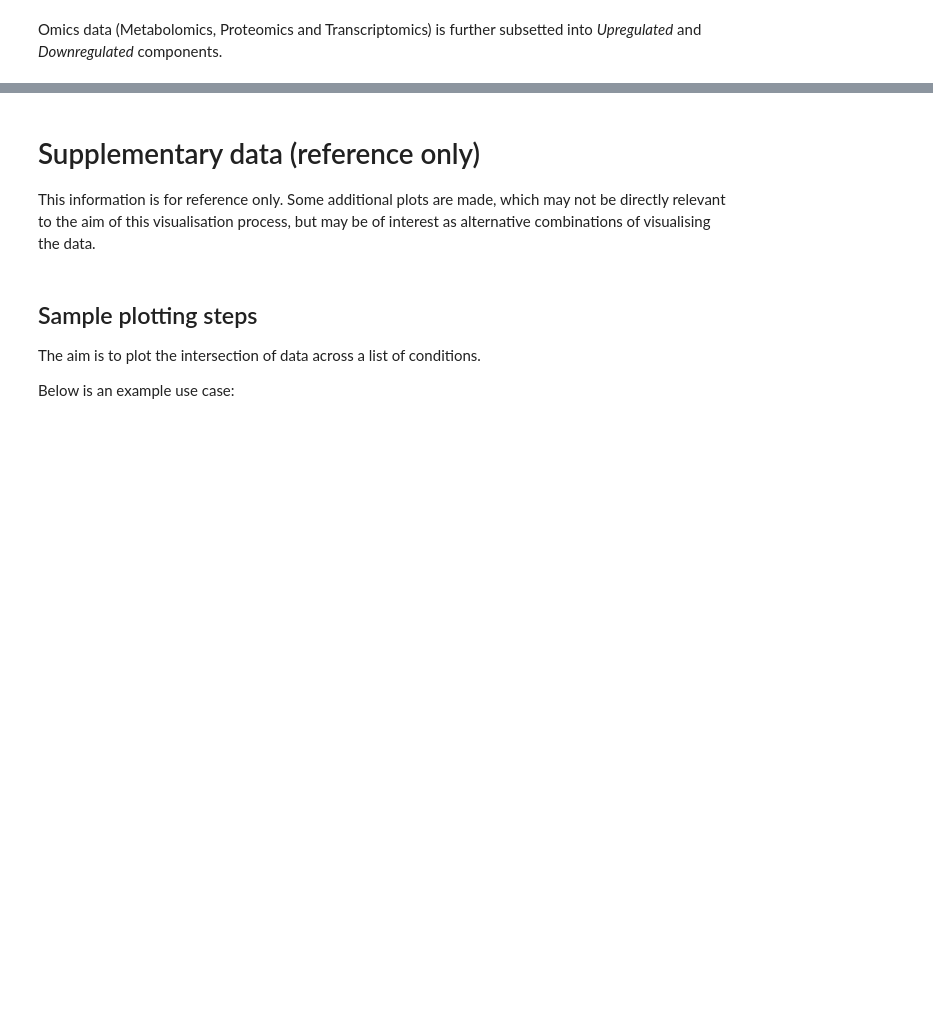
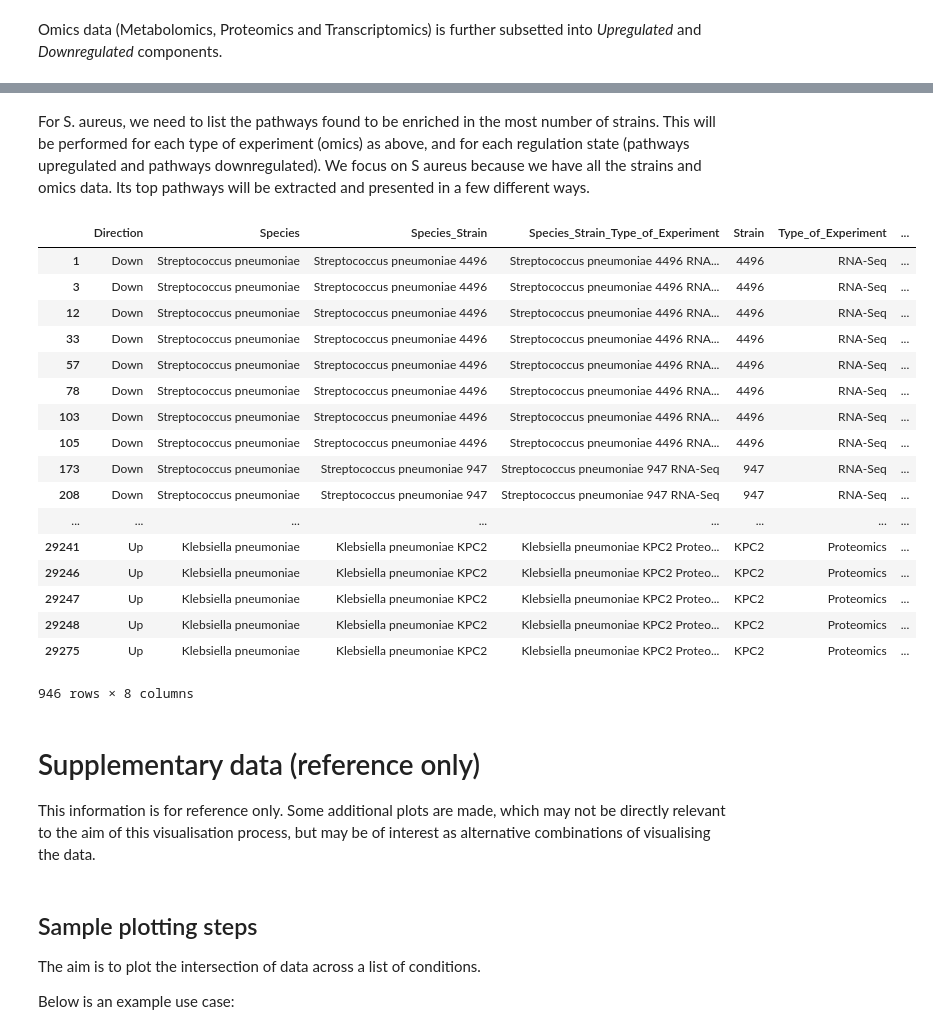
Before and after one commit to mabelbpa/Bioplatforms-Australia-Sepsis-Data-Integration, a Jupyter notebook: Visualizations/Source/Multiomics_Visualisation/Multiomics_Visualisation.ipynb, the cells around one changed output, grey strips where cells are left out. Drawn from its saved outputs; the diff is of its cells as text; code cells hidden in the pictures; blank space fills up the shorter version.

```diff
--- a/Visualizations/Source/Multiomics_Visualisation/Multiomics_Visualisation.ipynb
+++ b/Visualizations/Source/Multiomics_Visualisation/Multiomics_Visualisation.ipynb
@@ -243,6 +299,32 @@ Strains dropped from Metabolomics Down data as they had no KEGG pathway overlap:
 [figure]
 [figure]
 [figure]
+# %% [markdown]
+For S. aureus, we need to list the pathways found to be enriched in the most number of strains. This will be performed for each type of experiment (omics) as above, and for each regulation state (pathways upregulated and pathways downregulated). We focus on S aureus because we have all the strains and omics data. Its top pathways will be extracted and presented in a few different ways.
+# %%
+# percentile (ie top 10% of intersections)?
+# top intersections only?
+# some seem to be species specific
+omics_kegg_direction
+# %% [output]
+|  | Direction | Species | Species_Strain | Species_Strain_Type_of_Experiment | Strain | Type_of_Experiment | ... |
+| 1 | Down | Streptococcus pneumoniae | Streptococcus pneumoniae 4496 | Streptococcus pneumoniae 4496 RNA... | 4496 | RNA-Seq | ... |
+| 3 | Down | Streptococcus pneumoniae | Streptococcus pneumoniae 4496 | Streptococcus pneumoniae 4496 RNA... | 4496 | RNA-Seq | ... |
+| 12 | Down | Streptococcus pneumoniae | Streptococcus pneumoniae 4496 | Streptococcus pneumoniae 4496 RNA... | 4496 | RNA-Seq | ... |
+| 33 | Down | Streptococcus pneumoniae | Streptococcus pneumoniae 4496 | Streptococcus pneumoniae 4496 RNA... | 4496 | RNA-Seq | ... |
+| 57 | Down | Streptococcus pneumoniae | Streptococcus pneumoniae 4496 | Streptococcus pneumoniae 4496 RNA... | 4496 | RNA-Seq | ... |
+| 78 | Down | Streptococcus pneumoniae | Streptococcus pneumoniae 4496 | Streptococcus pneumoniae 4496 RNA... | 4496 | RNA-Seq | ... |
+| 103 | Down | Streptococcus pneumoniae | Streptococcus pneumoniae 4496 | Streptococcus pneumoniae 4496 RNA... | 4496 | RNA-Seq | ... |
+| 105 | Down | Streptococcus pneumoniae | Streptococcus pneumoniae 4496 | Streptococcus pneumoniae 4496 RNA... | 4496 | RNA-Seq | ... |
+| 173 | Down | Streptococcus pneumoniae | Streptococcus pneumoniae 947 | Streptococcus pneumoniae 947 RNA-Seq | 947 | RNA-Seq | ... |
+| 208 | Down | Streptococcus pneumoniae | Streptococcus pneumoniae 947 | Streptococcus pneumoniae 947 RNA-Seq | 947 | RNA-Seq | ... |
+| ... | ... | ... | ... | ... | ... | ... | ... |
+| 29241 | Up | Klebsiella pneumoniae | Klebsiella pneumoniae KPC2 | Klebsiella pneumoniae KPC2 Proteo... | KPC2 | Proteomics | ... |
+| 29246 | Up | Klebsiella pneumoniae | Klebsiella pneumoniae KPC2 | Klebsiella pneumoniae KPC2 Proteo... | KPC2 | Proteomics | ... |
+| 29247 | Up | Klebsiella pneumoniae | Klebsiella pneumoniae KPC2 | Klebsiella pneumoniae KPC2 Proteo... | KPC2 | Proteomics | ... |
+| 29248 | Up | Klebsiella pneumoniae | Klebsiella pneumoniae KPC2 | Klebsiella pneumoniae KPC2 Proteo... | KPC2 | Proteomics | ... |
+| 29275 | Up | Klebsiella pneumoniae | Klebsiella pneumoniae KPC2 | Klebsiella pneumoniae KPC2 Proteo... | KPC2 | Proteomics | ... |
+946 rows × 8 columns
 # %% [markdown]
 # Supplementary data (reference only)
 This information is for reference only. Some additional plots are made, which may not be directly relevant to the aim of this visualisation process, but may be of interest as alternative combinations of visualising the data.
```
Also changed, not shown: parts of 8 cells of this notebook, 1 other file.
